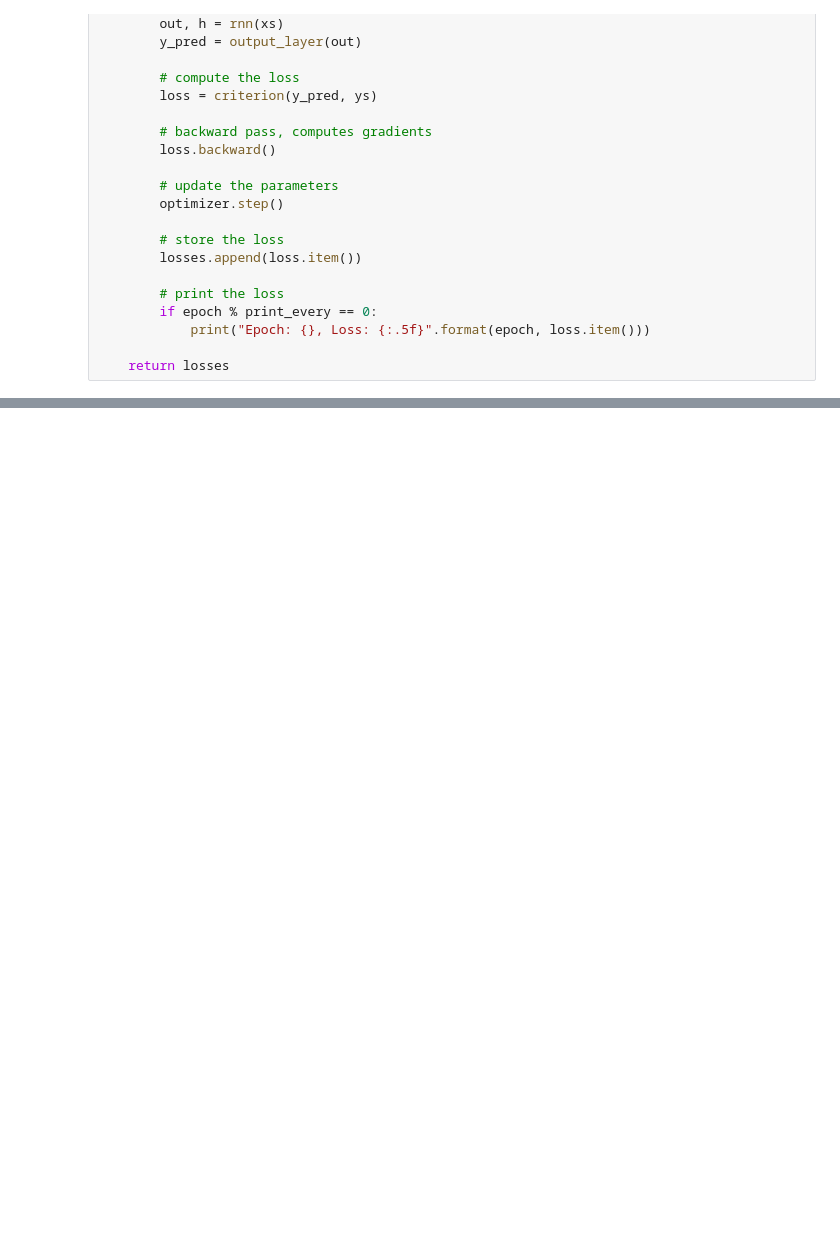
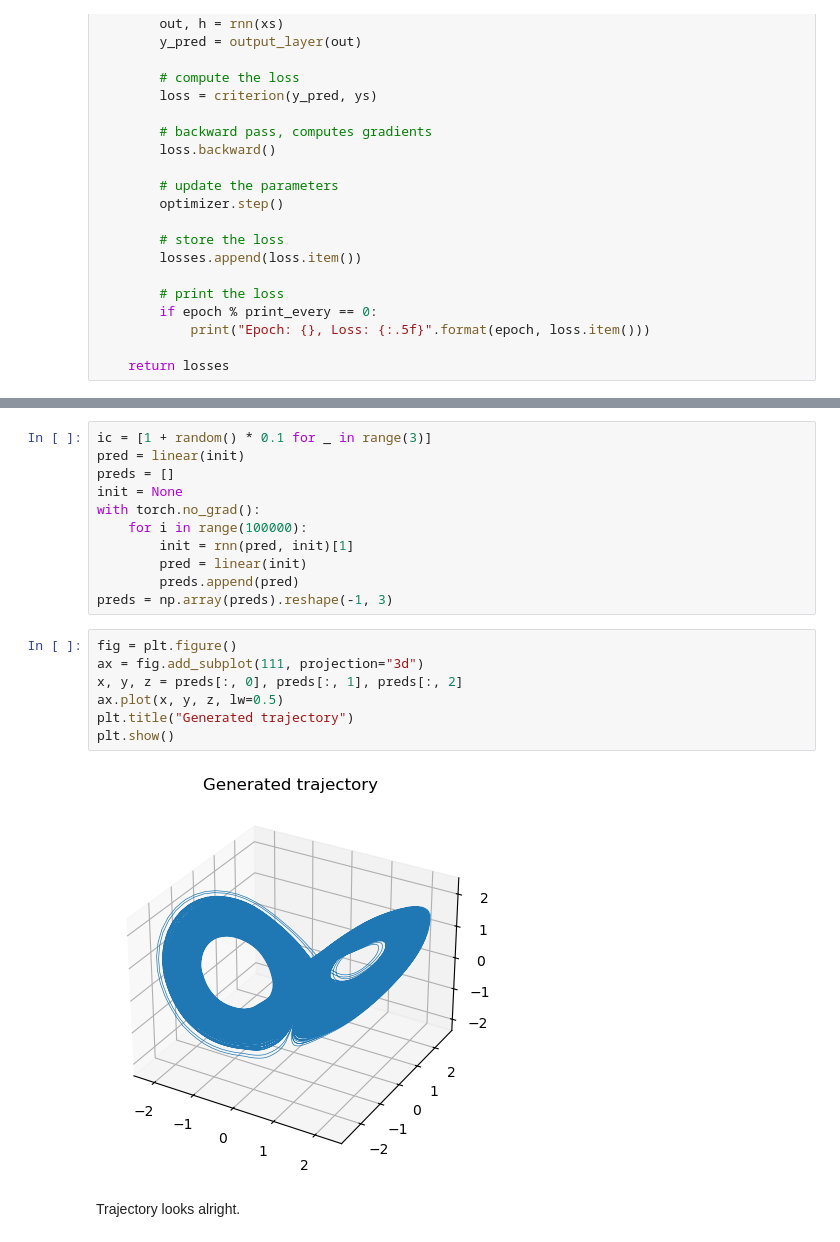
Before and after one commit to anuramat/uhd-mldyn, a Jupyter notebook: ex9/sheet9_template_.ipynb, the cells around one changed output, grey strips where cells are left out. Drawn from its saved outputs; the diff is of its cells as text; blank space fills up the shorter version.

```diff
--- a/ex9/sheet9_template_.ipynb
+++ b/ex9/sheet9_template_.ipynb
@@ -179,0 +234,22 @@ plot_losses(losses)
+# %%
+ic = [1 + random() * 0.1 for _ in range(3)]
+pred = linear(init)
+preds = []
+init = None
+with torch.no_grad():
+    for i in range(100000):
+        init = rnn(pred, init)[1]
+        pred = linear(init)
+        preds.append(pred)
+preds = np.array(preds).reshape(-1, 3)
+# %%
+fig = plt.figure()
+ax = fig.add_subplot(111, projection="3d")
+x, y, z = preds[:, 0], preds[:, 1], preds[:, 2]
+ax.plot(x, y, z, lw=0.5)
+plt.title("Generated trajectory")
+plt.show()
+# %% [output]
+[figure, added]
+# %% [markdown]
+Trajectory looks alright.
```
Also changed, not shown: parts of 15 cells of this notebook, 1 other file.
